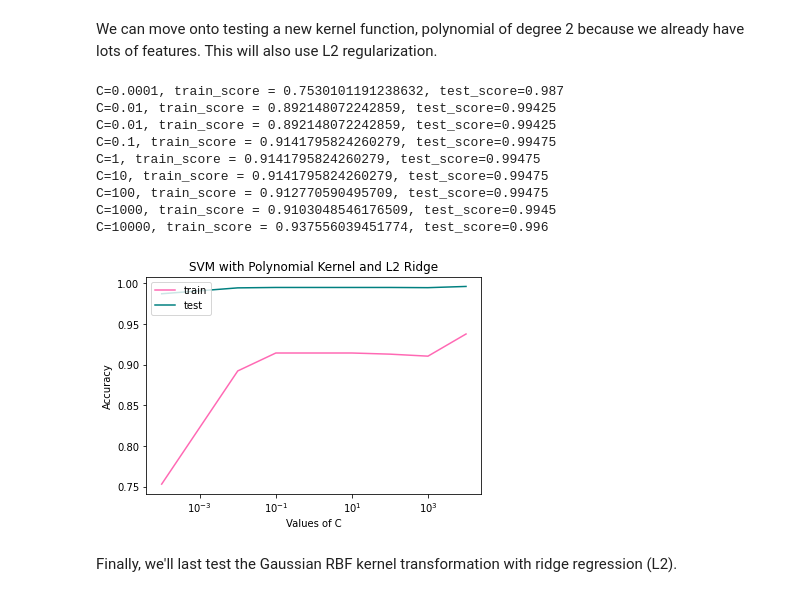
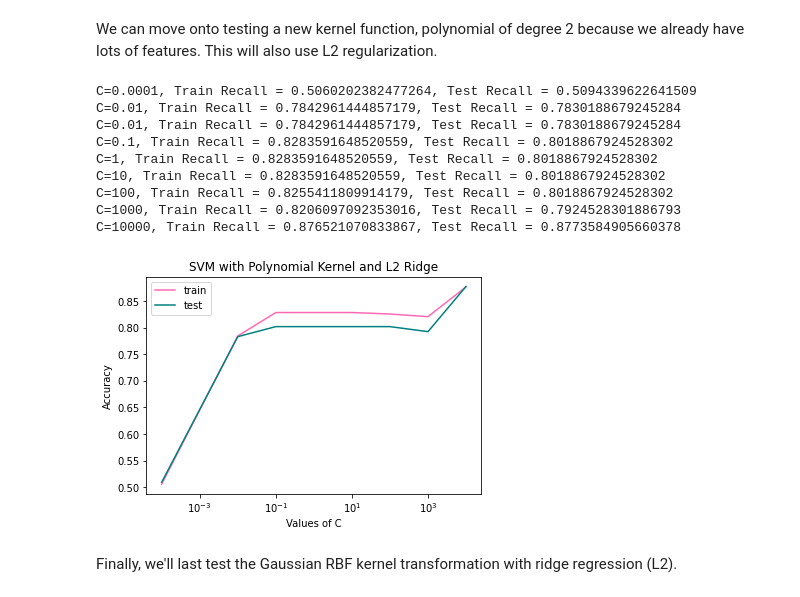
Before and after one commit to sergey-hovhannisyan/fraud-detection, a Jupyter notebook: fraud_detection.ipynb, the cells around one changed output. Drawn from its saved outputs; the diff is of its cells as text; code cells hidden in the pictures.

```diff
--- a/fraud_detection.ipynb
+++ b/fraud_detection.ipynb
@@ -309,12 +305,15 @@ test_results, train_results = [], []
 for C in my_lambdas:
     with warnings.catch_warnings():
         warnings.simplefilter('ignore')
-        svm_linear = LinearSVC(C=C, loss='hinge')
-        svm_linear.fit(X_train,y_train)
+        svm = LinearSVC(C=C, loss='hinge')
+        svm.fit(X_train,y_train)
 
-        train_score = svm_linear.score(X_train, y_train)
-        test_score = svm_linear.score(X_test, y_test)
-        print(f"C={C}, train_score = {train_score}, test_score={test_score}")
+        y_pred_train = svm.predict(X_train)
+        y_pred_test = svm.predict(X_test)
+
+        train_score = recall_score(y_train, y_pred_train)
+        test_score = recall_score(y_test, y_pred_test)
+        print(f"C={C}, Train Recall = {train_score}, Test Recall ={test_score}")
 
     train_results.append(train_score)
     test_results.append(test_score)
@@ -346,36 +345,39 @@ We can move onto testing a new kernel function, polynomial of degree 2 because w
 # %%
 test_results, train_results = [], []
 
 for C in my_lambdas:
     svm = SVC(C=C, kernel='poly', degree=2) # L2 regularization added by default
     svm.fit(X_train,y_train)
-    y_pred = svm.predict(X_test)
-    test_score = svm.score(X_test, y_test)
-    train_score = svm.score(X_train, y_train)
-    print(f"C={C}, train_score = {train_score}, test_score={test_score}")
+
+    y_pred_train = svm.predict(X_train)
+    y_pred_test = svm.predict(X_test)
+
+    train_score = recall_score(y_train, y_pred_train)
+    test_score = recall_score(y_test, y_pred_test)
+    print(f"C={C}, Train Recall = {train_score}, Test Recall = {test_score}")
 
     train_results.append(train_score)
     test_results.append(test_score)
 
 plt.xscale("log")
 plt.plot(my_lambdas, train_results, "hotpink", label="train")
 plt.plot(my_lambdas, test_results, "teal", label="test")
 plt.legend(loc="upper left")
 plt.xlabel("Values of C")
 plt.ylabel("Accuracy")
 plt.title("SVM with Polynomial Kernel and L2 Ridge")
 plt.show()
 # %% [output]
-C=0.0001, train_score = 0.7530101191238632, test_score=0.987
-C=0.01, train_score = 0.892148072242859, test_score=0.99425
-C=0.01, train_score = 0.892148072242859, test_score=0.99425
-C=0.1, train_score = 0.9141795824260279, test_score=0.99475
-C=1, train_score = 0.9141795824260279, test_score=0.99475
-C=10, train_score = 0.9141795824260279, test_score=0.99475
-C=100, train_score = 0.912770590495709, test_score=0.99475
-C=1000, train_score = 0.9103048546176509, test_score=0.9945
-C=10000, train_score = 0.937556039451774, test_score=0.996
+C=0.0001, Train Recall = 0.5060202382477264, Test Recall = 0.5094339622641509
+C=0.01, Train Recall = 0.7842961444857179, Test Recall = 0.7830188679245284
+C=0.01, Train Recall = 0.7842961444857179, Test Recall = 0.7830188679245284
+C=0.1, Train Recall = 0.8283591648520559, Test Recall = 0.8018867924528302
+C=1, Train Recall = 0.8283591648520559, Test Recall = 0.8018867924528302
+C=10, Train Recall = 0.8283591648520559, Test Recall = 0.8018867924528302
+C=100, Train Recall = 0.8255411809914179, Test Recall = 0.8018867924528302
+C=1000, Train Recall = 0.8206097092353016, Test Recall = 0.7924528301886793
+C=10000, Train Recall = 0.876521070833867, Test Recall = 0.8773584905660378
-[figure, old version]
+[figure, new version]
 # %% [markdown]
 Finally, we'll last test the Gaussian RBF kernel transformation with ridge regression (L2).
 # %%
```
Also changed, not shown: parts of 6 cells of this notebook, 1 other file.
